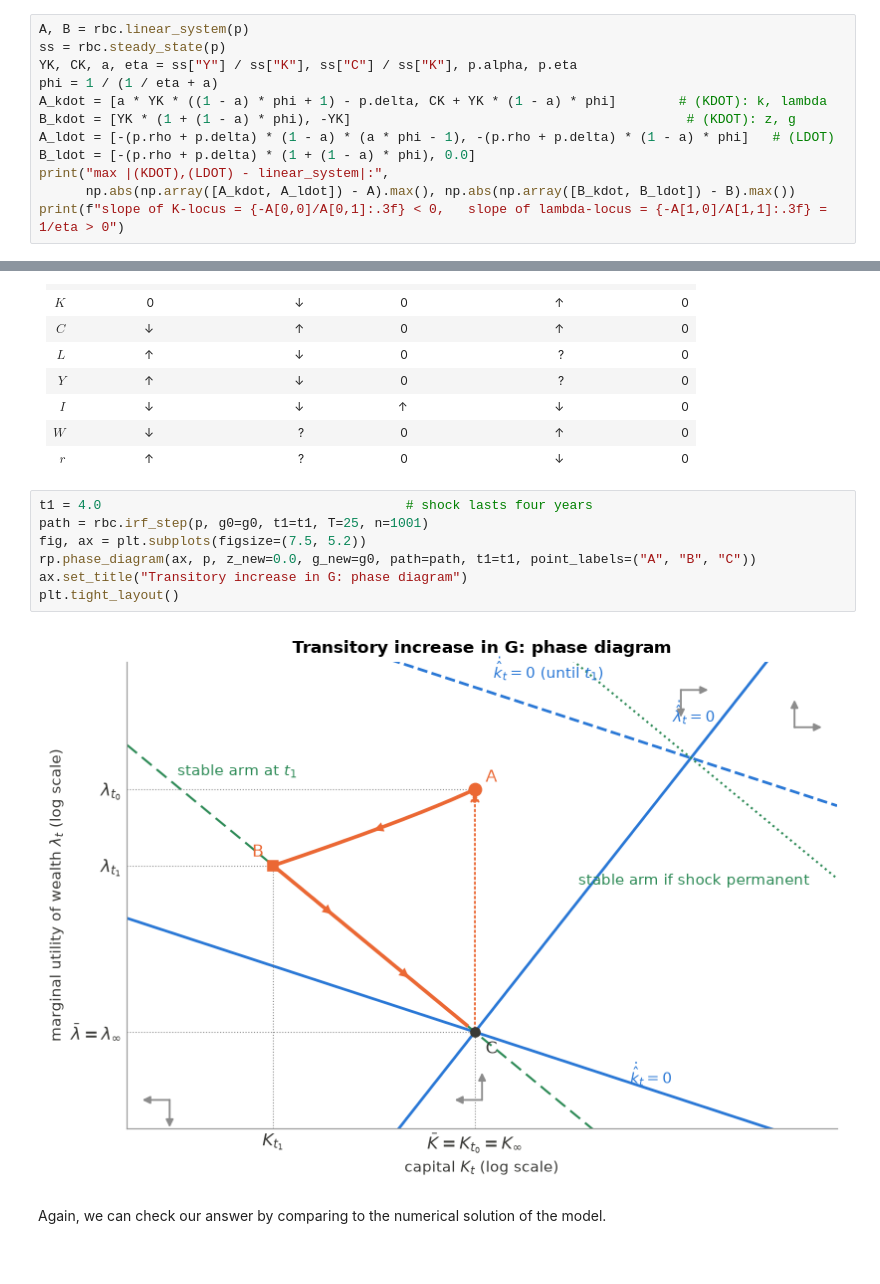
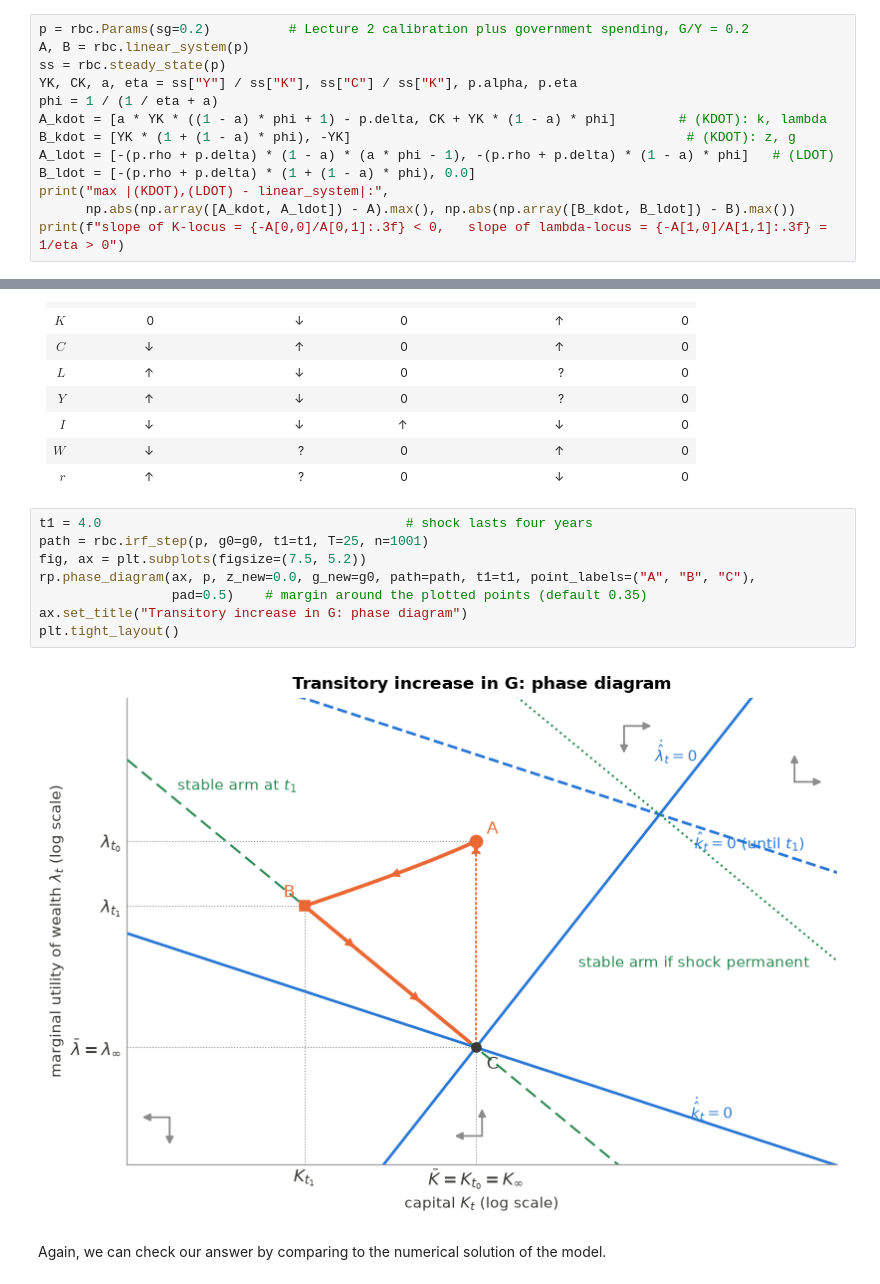
Before and after one commit to johanneswieland/RBC, a Jupyter notebook: lectures/03_comparative_statics.ipynb, the cells around one changed output, grey strips where cells are left out. Drawn from its saved outputs; the diff is of its cells as text.

```diff
--- a/lectures/03_comparative_statics.ipynb
+++ b/lectures/03_comparative_statics.ipynb
@@ -223,6 +223,7 @@ $$
 
 This locus is **upward sloping** because $(1-\alpha)\left(\frac{\alpha}{1/\eta+\alpha} - 1\right) < 0$: $1 - \alpha > 0$ and $\frac{\alpha}{1/\eta+\alpha} < 1$. (Without technology shocks it simplifies to $\hat\lambda_t = \hat k_t/\eta$.) On this locus, consumption and hours are such that the real interest rate and the MPK equal their steady-state values. By the Euler equation (EE), $\dot C_t/C_t = r_t - \rho$, so consumption and marginal utility are constant only if $r_t = MPK_t - \delta = \rho$. The locus slopes up because a higher capital stock lowers the MPK, while a higher marginal utility raises labor supply and thus the MPK. On the locus the two forces exactly balance.
 # %%
+p = rbc.Params(sg=0.2)          # Lecture 2 calibration plus government spending, G/Y = 0.2
 A, B = rbc.linear_system(p)
 ss = rbc.steady_state(p)
 YK, CK, a, eta = ss["Y"] / ss["K"], ss["C"] / ss["K"], p.alpha, p.eta
@@ -369,12 +369,13 @@ On the stable arm, $t \in (t_1, \infty)$, consumption keeps rising as $\lambda$
 # %%
 t1 = 4.0                                       # shock lasts four years
 path = rbc.irf_step(p, g0=g0, t1=t1, T=25, n=1001)
 fig, ax = plt.subplots(figsize=(7.5, 5.2))
-rp.phase_diagram(ax, p, z_new=0.0, g_new=g0, path=path, t1=t1, point_labels=("A", "B", "C"))
+rp.phase_diagram(ax, p, z_new=0.0, g_new=g0, path=path, t1=t1, point_labels=("A", "B", "C"),
+                 pad=0.5)    # margin around the plotted points (default 0.35)
 ax.set_title("Transitory increase in G: phase diagram")
 plt.tight_layout()
 # %% [output]
-[figure, old version]
+[figure, new version]
 # %% [markdown]
 Again, we can check our answer by comparing to the numerical solution of the model.
 # %%
```
Also changed, not shown: parts of 3 cells of this notebook, 1 other file.
